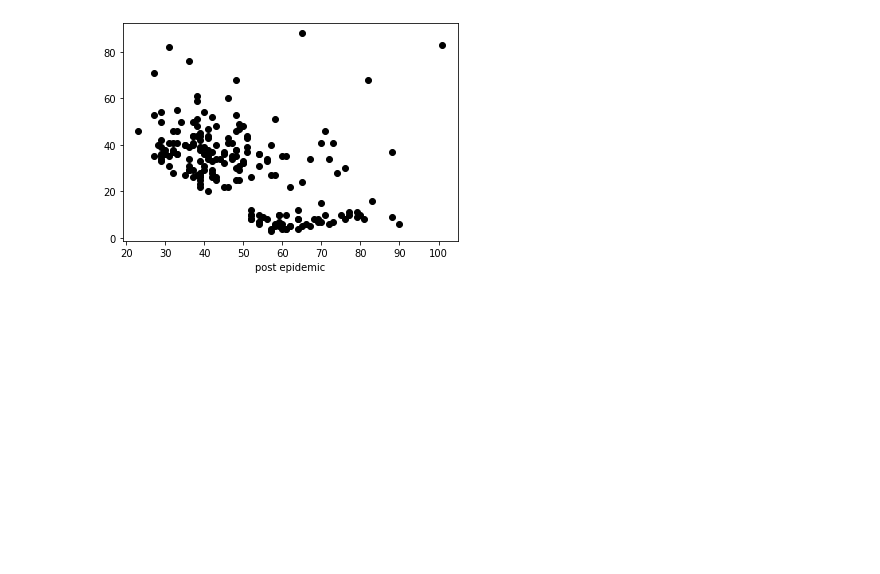
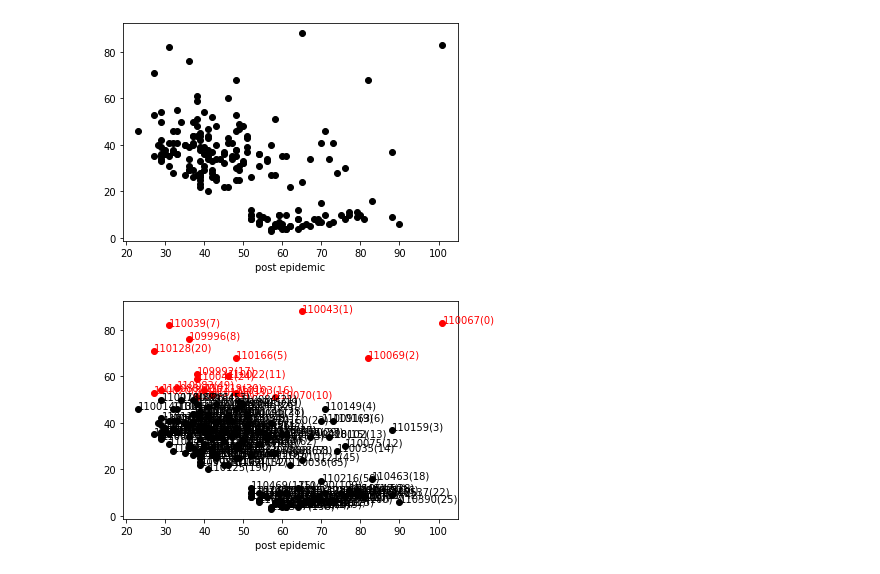
Before and after one commit to Narita-1095305/AI-datascience-math, a Jupyter notebook: データを手にしてまず行うこと.ipynb, the cells around one changed output. Drawn from its saved outputs; the diff is of its cells as text; code cells hidden in the pictures; blank space fills up the shorter version.

```diff
--- a/データを手にしてまず行うこと.ipynb
+++ b/データを手にしてまず行うこと.ipynb
@@ -237,3 +237,29 @@ plt.xlabel("post epidemic")
 plt.show()
 # %% [output]
 [figure]
+# %%
+import numpy as np
+import matplotlib.pyplot as plt
+
+num = 200
+threshold_post = 50
+
+for i_rank in range(num):
+  id = df_info['顧客ID'].value_counts().index[i_rank]
+  count_pre_and_post[i_rank][0] = int(df_info_pre[df_info_pre['顧客ID']==id].count()[0])
+  count_pre_and_post[i_rank][1] = int(df_info_post[df_info_post['顧客ID']==id].count()[0])
+for i_rank in range(num):
+  id = df_info['顧客ID'].value_counts().index[i_rank]
+  text = str(id) + "(" + str(i_rank) + ")"
+  if count_pre_and_post[i_rank][1] > threshold_post:
+    temp_color = "r"
+  else:
+    temp_color = "k"
+  plt.scatter(count_pre_and_post[i_rank][0], count_pre_and_post[i_rank][1], color=temp_color)
+  plt.text(count_pre_and_post[i_rank][0], count_pre_and_post[i_rank][1], text, color=temp_color)
+
+plt.xlabel("pre epidemic")
+plt.xlabel("post epidemic")
+plt.show()
+# %% [output]
+[figure, added]
```
